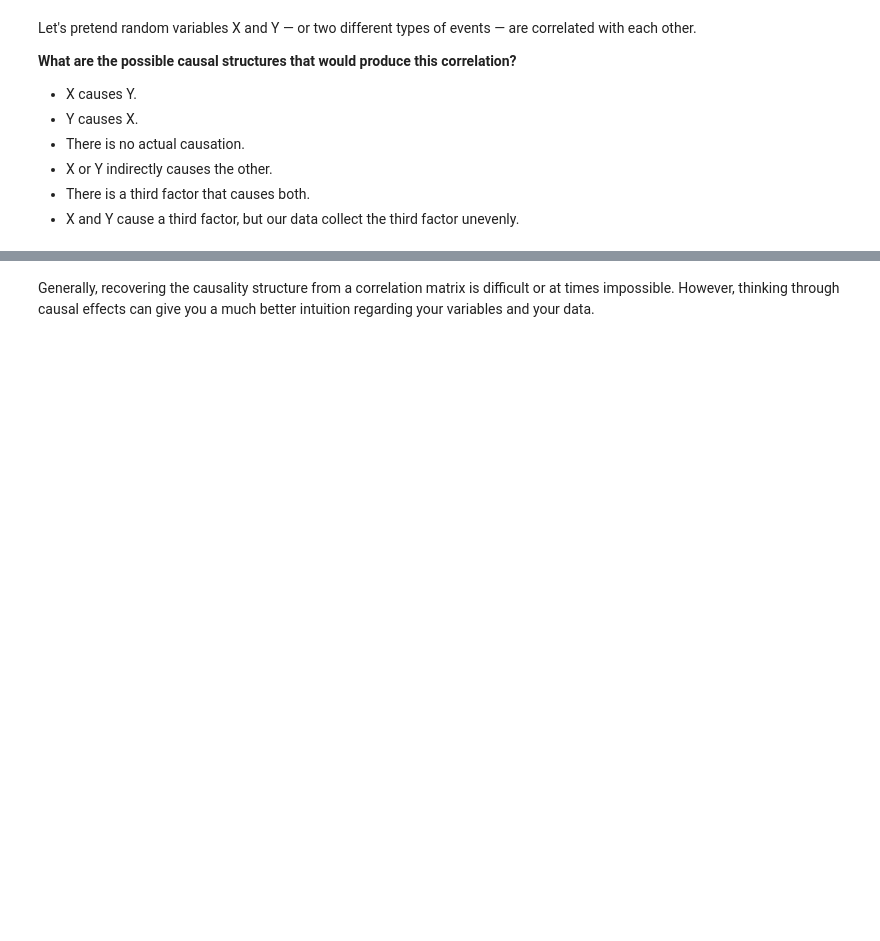
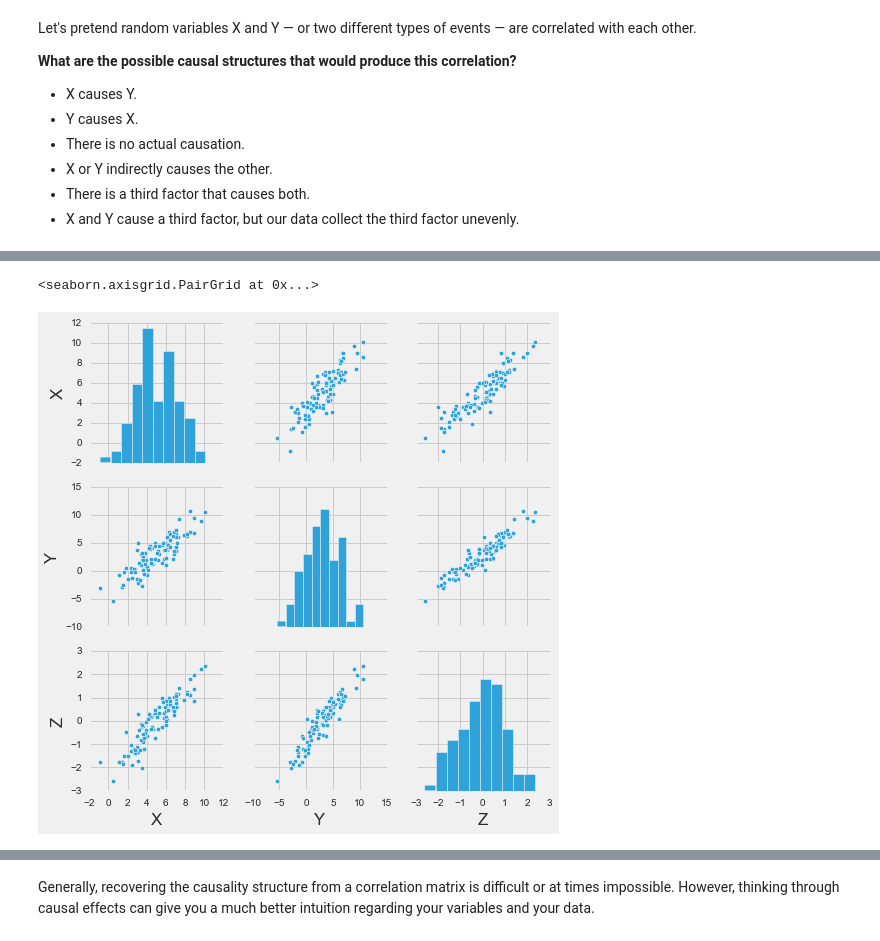
Before and after one commit to victoryang1/DS-DC-BAH1, a Jupyter notebook: more-statistics-and-visualizations/More-Statistics-and-Visualizations.ipynb, the cells around one changed output, grey strips where cells are left out. Saved outputs shown, nothing was run; the diff lists cells and outputs as text; code cells hidden in the pictures; blank space fills up the shorter version.

```diff
--- a/more-statistics-and-visualizations/More-Statistics-and-Visualizations.ipynb
+++ b/more-statistics-and-visualizations/More-Statistics-and-Visualizations.ipynb
@@ -400,12 +594,16 @@ dag = pd.DataFrame({'X':X, 'Y':Y, 'Z':Z})
 # %%
 # Both X and Y are functions of Z:
 Z = np.random.randn(100)
 
 X = 5 + 2*Z + np.random.randn(100)
 Y = 3 + 3*Z + np.random.randn(100)
 common_cause = pd.DataFrame({'X':X, 'Y':Y, 'Z':Z})
 
 # Make a pairplot of the data:
+sns.pairplot(common_cause)
+# %% [output]
+<seaborn.axisgrid.PairGrid at 0x...>
+[figure, added]
 # %% [markdown]
 <a id="both-x-and-y-cause-a-third-variable-and-the-dataset-does-not-represent-that-third-variable-evenly"></a>
 ### X and Y cause a third factor, but our data collect the third factor unevenly.
```
Also changed, not shown: parts of 69 cells of this notebook.
